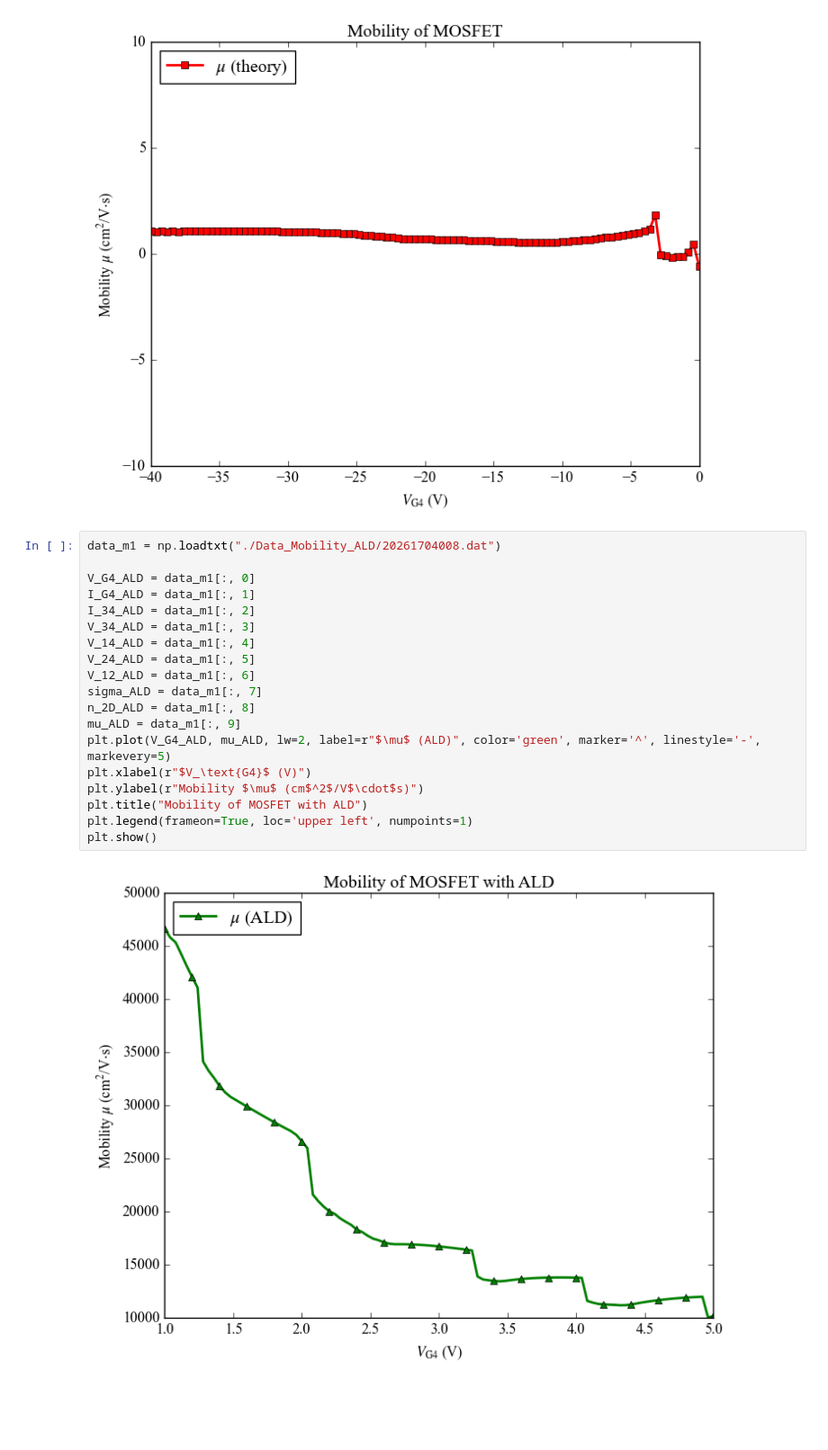
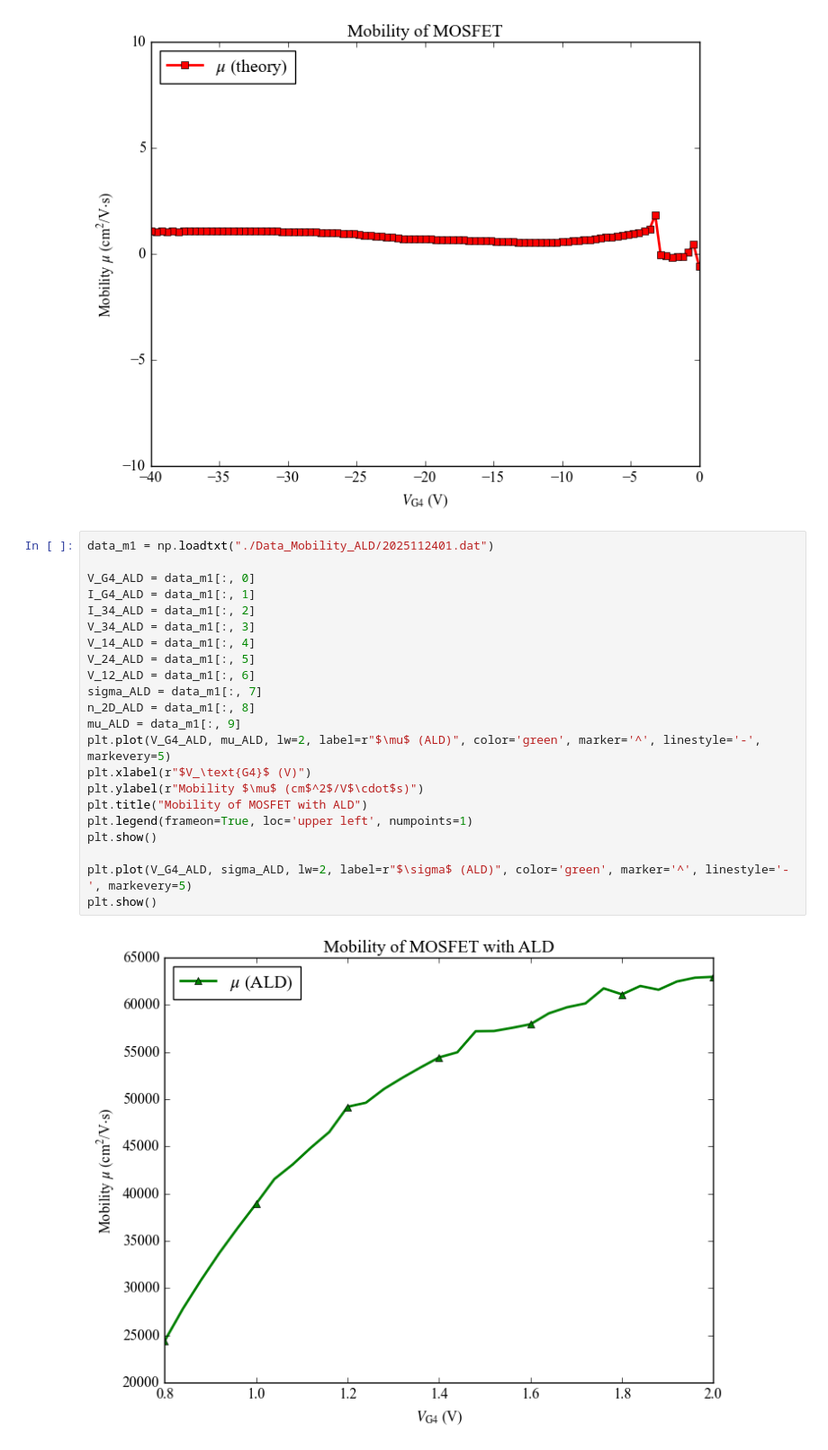
Before and after one commit to phamtrungkien8904/BachelorThesis, a Jupyter notebook: characterization.ipynb, the cells around one changed output. Shown at 90% size. Cells and saved outputs as stored; diff of their text form; blank space fills up the shorter version.

```diff
--- a/characterization.ipynb
+++ b/characterization.ipynb
@@ -165,23 +165,26 @@ plt.legend(frameon=True, loc='upper left', numpoints=1)
 <matplotlib.legend.Legend at 0x...>
 [figure]
 # %%
-data_m1 = np.loadtxt("./Data_Mobility_ALD/20261704008.dat")
+data_m1 = np.loadtxt("./Data_Mobility_ALD/2025112401.dat")
 
 V_G4_ALD = data_m1[:, 0]
 I_G4_ALD = data_m1[:, 1]
 I_34_ALD = data_m1[:, 2]
 V_34_ALD = data_m1[:, 3]
 V_14_ALD = data_m1[:, 4]
 V_24_ALD = data_m1[:, 5]
 V_12_ALD = data_m1[:, 6]
 sigma_ALD = data_m1[:, 7]
 n_2D_ALD = data_m1[:, 8]
 mu_ALD = data_m1[:, 9]
 plt.plot(V_G4_ALD, mu_ALD, lw=2, label=r"$\mu$ (ALD)", color='green', marker='^', linestyle='-', markevery=5)
 plt.xlabel(r"$V_\text{G4}$ (V)")
 plt.ylabel(r"Mobility $\mu$ (cm$^2$/V$\cdot$s)")
 plt.title("Mobility of MOSFET with ALD")
 plt.legend(frameon=True, loc='upper left', numpoints=1)
 plt.show()
+
+plt.plot(V_G4_ALD, sigma_ALD, lw=2, label=r"$\sigma$ (ALD)", color='green', marker='^', linestyle='-', markevery=5)
+plt.show()
 # %% [output]
-[figure, old version]
+[figure, new version]
```
Also changed, not shown: parts of 3 cells of this notebook, 6 other files.
